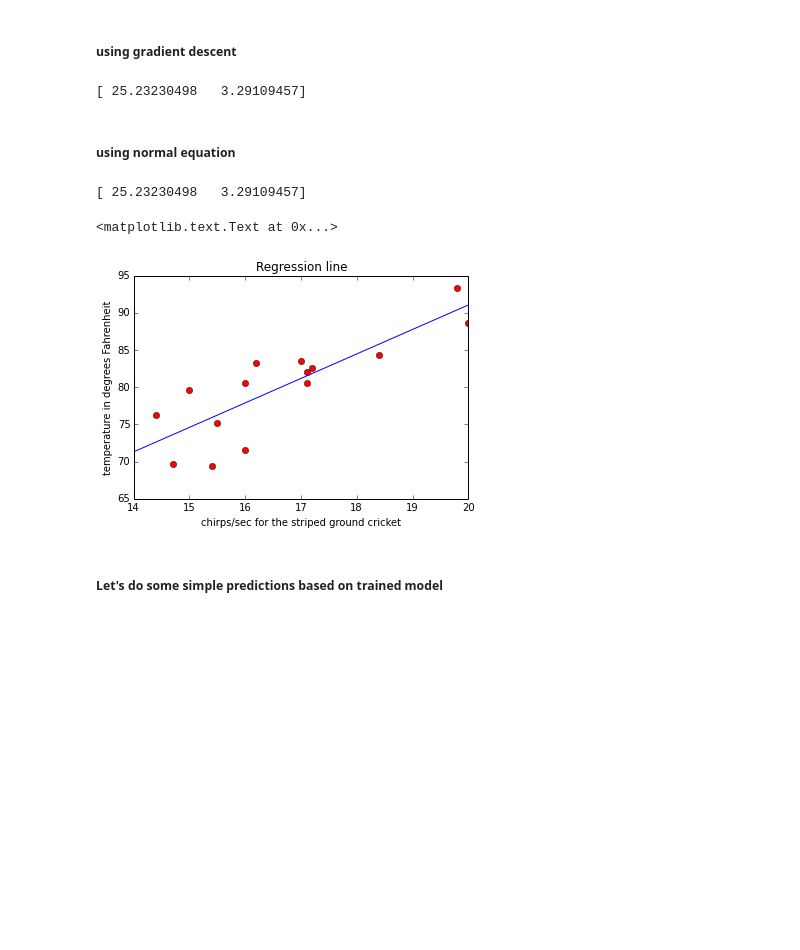
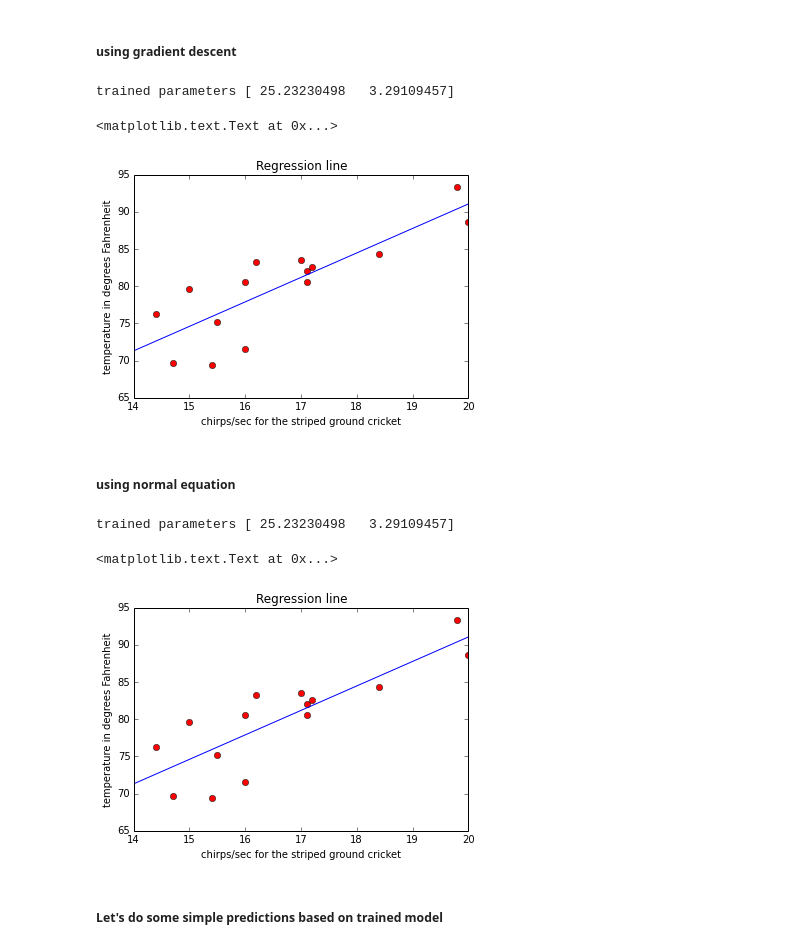
Before and after one commit to stand-by/MachineLearning_algorithms, a Jupyter notebook: examples/linear_regression.ipynb, the cells around one changed output. Cells and saved outputs as stored; diff of their text form; code cells hidden in the pictures; blank space fills up the shorter version.

Commit message:
add model plotting for batch-based training

```diff
--- a/examples/linear_regression.ipynb
+++ b/examples/linear_regression.ipynb
@@ -37,14 +37,23 @@ plt.title("Raw data")
 # %%
 model = linear_regression.LinearRegression(X,y,0.1,100)
 model.train_batch(np.array([10.0,10.0]))
-print model.theta
+print "trained parameters", model.theta
+plane = np.linspace(14,20)
+mapped_plane = model.theta[0] + plane*model.theta[1]
+plt.plot(X[:],y[:],'ro')
+plt.plot(plane[:],mapped_plane[:],'b-')
+plt.xlabel(input_label)
+plt.ylabel(output_label)
+plt.title("Regression line")
 # %% [output]
-[ 25.23230498   3.29109457]
+trained parameters [ 25.23230498   3.29109457]
+<matplotlib.text.Text at 0x...>
+[figure, added]
 # %% [markdown]
 ##### using normal equation
 # %%
 model.train_normal_equation()
-print model.theta
+print "trained parameters", model.theta
 plane = np.linspace(14,20)
 mapped_plane = model.theta[0] + plane*model.theta[1]
 plt.plot(X[:],y[:],'ro')
@@ -53,7 +62,7 @@ plt.xlabel(input_label)
 plt.ylabel(output_label)
 plt.title("Regression line")
 # %% [output]
-[ 25.23230498   3.29109457]
+trained parameters [ 25.23230498   3.29109457]
 <matplotlib.text.Text at 0x...>
 [figure]
 # %% [markdown]
```
